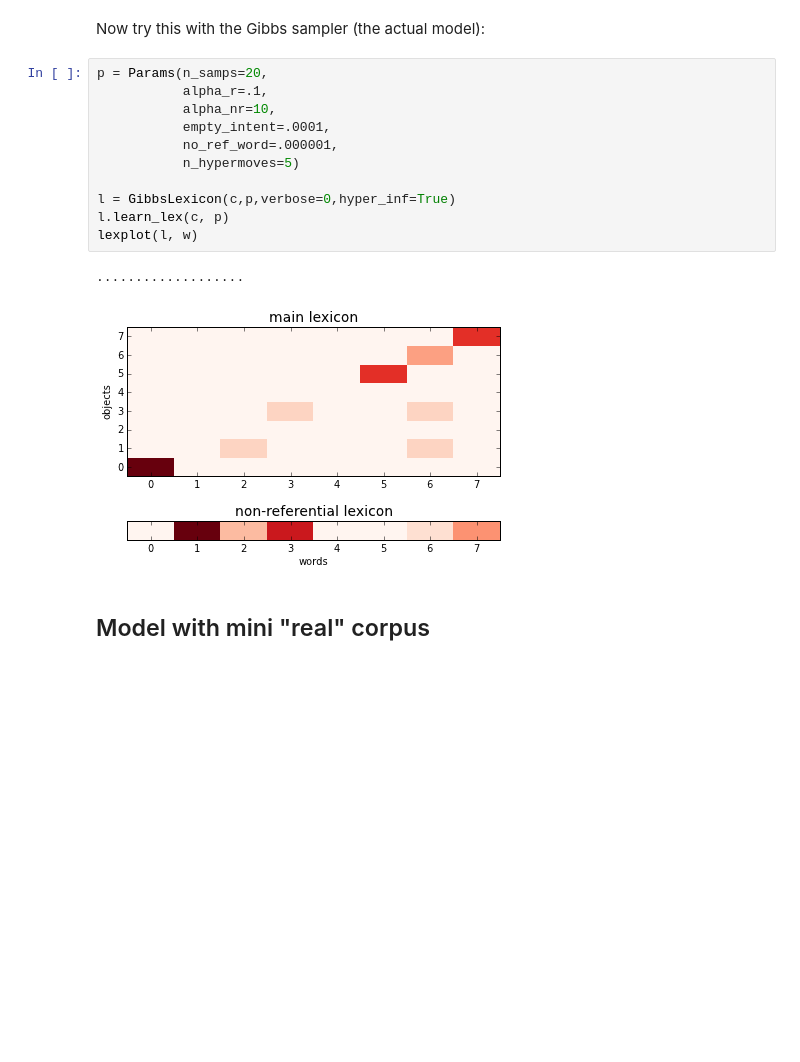
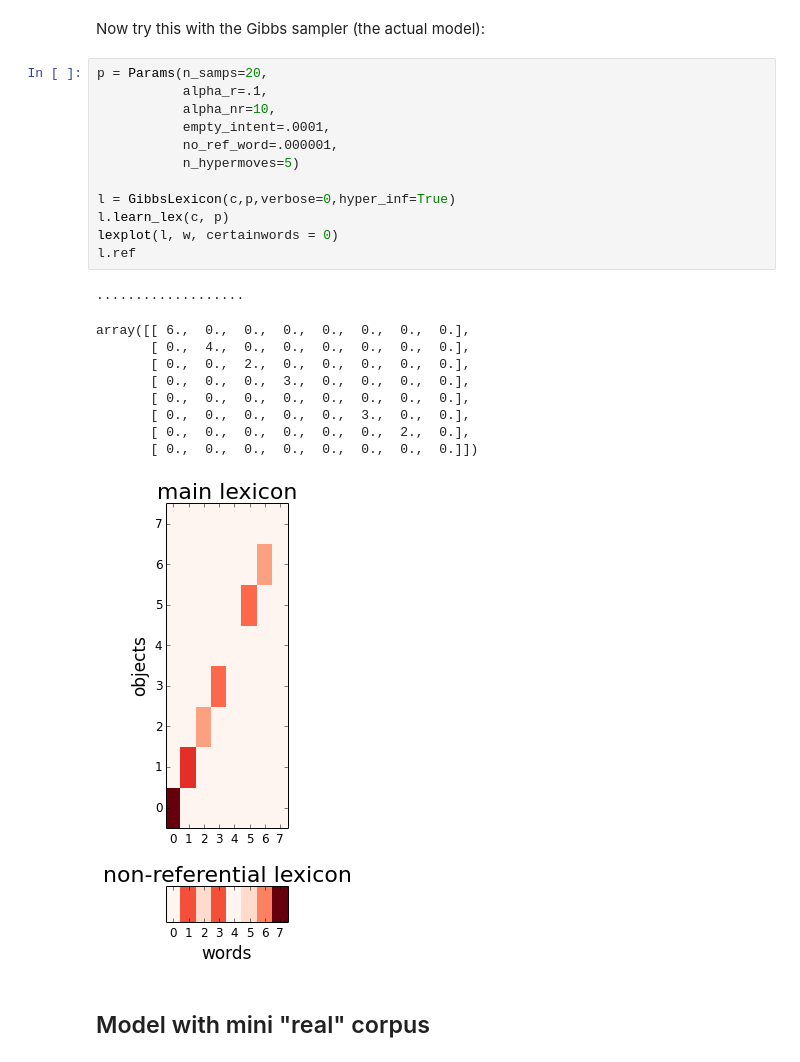
Before and after one commit to mcfrank/dmww, a Jupyter notebook: dmww basics.ipynb, the cells around one changed output. Cells and saved outputs as stored; diff of their text form; blank space fills up the shorter version.

```diff
--- a/dmww basics.ipynb
+++ b/dmww basics.ipynb
@@ -62,17 +62,26 @@ Now try this with the Gibbs sampler (the actual model):
 # %%
 p = Params(n_samps=20,
            alpha_r=.1,
            alpha_nr=10,
            empty_intent=.0001,
            no_ref_word=.000001,
            n_hypermoves=5)
 
 l = GibbsLexicon(c,p,verbose=0,hyper_inf=True)
 l.learn_lex(c, p)
-lexplot(l, w)
+lexplot(l, w, certainwords = 0)
+l.ref
 # %% [output]
 ...................
+array([[ 6.,  0.,  0.,  0.,  0.,  0.,  0.,  0.],
+       [ 0.,  4.,  0.,  0.,  0.,  0.,  0.,  0.],
+       [ 0.,  0.,  2.,  0.,  0.,  0.,  0.,  0.],
+       [ 0.,  0.,  0.,  3.,  0.,  0.,  0.,  0.],
+       [ 0.,  0.,  0.,  0.,  0.,  0.,  0.,  0.],
+       [ 0.,  0.,  0.,  0.,  0.,  3.,  0.,  0.],
+       [ 0.,  0.,  0.,  0.,  0.,  0.,  2.,  0.],
+       [ 0.,  0.,  0.,  0.,  0.,  0.,  0.,  0.]])
-[figure, old version]
+[figure, new version]
 # %% [markdown]
 ## Model with mini "real" corpus
 # %%
```
Also changed, not shown: parts of 5 cells of this notebook, 3 other files.
